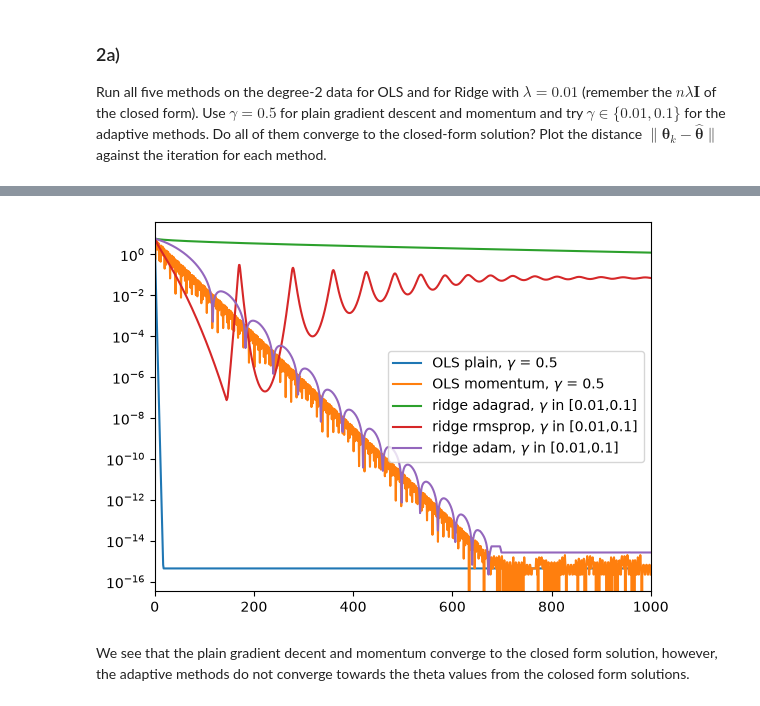
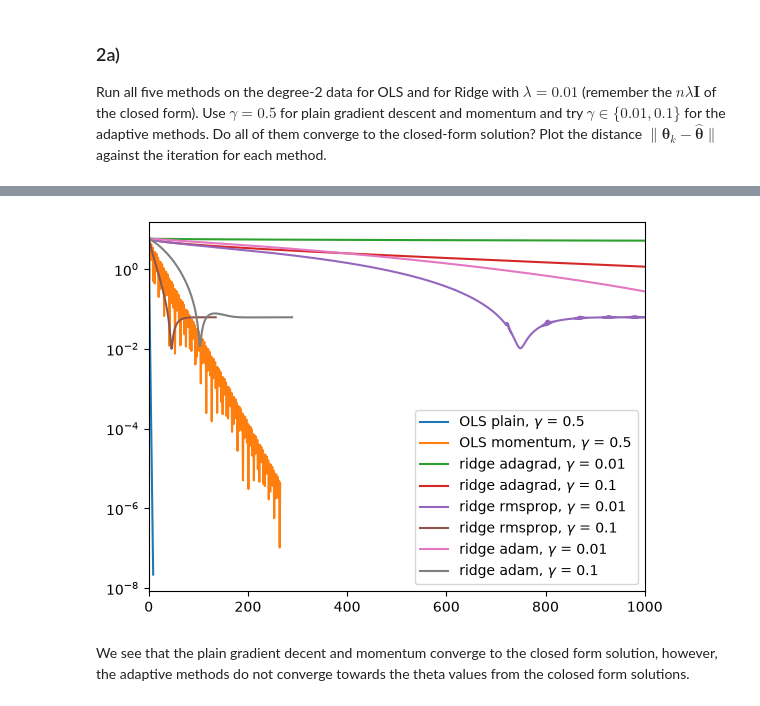
Before and after one commit to synnesjor/FYS-STK4155, a Jupyter notebook: exercisesweek38.ipynb, the cells around one changed output, grey strips where cells are left out. Saved outputs shown, nothing was run; the diff lists cells and outputs as text; code cells hidden in the pictures.

```diff
--- a/exercisesweek38.ipynb
+++ b/exercisesweek38.ipynb
@@ -155,7 +156,7 @@ gradient as an argument so that the analytical gradient and `jax.grad` are
 interchangeable, as in part e) of Project 1.
 # %%
 def optimiser_step(method, theta, g, state, t, gamma, beta=0.9, rho=0.99,
-                   beta1=0.9, beta2=0.999, eps=1e-8):
+                   beta1=0.9, beta2=0.999, eps=1e-6):
     """One update of theta from the gradient g at step t (t = 1, 2, ...), Eqs. (4.10), (4.28),
     (4.42)-(4.45), (4.47)-(4.48) and (4.51)-(4.55).  state carries the running quantities."""
     if method == "plain":
@@ -182,7 +183,7 @@ def optimiser_step(method, theta, g, state, t, gamma, beta=0.9, rho=0.99,
     raise ValueError(f"unknown method {method}")
 
 
-def optimise(grad, theta0, method, gamma, num_iters=1000, tol=0, **kw):
+def optimise(grad, theta0, method, gamma, num_iters = 10000, tol = 1e-6, **kw):
     """Run one optimiser from theta0 with the full gradient; returns all iterates."""
     theta, state = np.array(theta0, dtype=float), {}
     history = [theta.copy()]
@@ -191,6 +192,8 @@ def optimise(grad, theta0, method, gamma, num_iters=1000, tol=0, **kw):
         theta, state = optimiser_step(method, theta, g, state, t, gamma, **kw)
         history.append(theta.copy())
         if np.linalg.norm(g) < tol:
+            print("Final iteration", t)
+            print("Final theta", theta)
             break
     return history
 # %% [markdown]
@@ -223,9 +226,12 @@ def run_method(func, gamma_grid, method):
     np.seterr(over="ignore", invalid="ignore")   # diverging runs overflow; that is the answer, not an error
     # print("gamma grid:", np.round(gammas, 4))
     # for method in ("plain", "momentum", "adagrad", "rmsprop", "adam"):
-    for g in gammas:
-        path = optimise(grad2, np.zeros(2), method, gamma=g)
-        path.append(g)
+
+
+    path = optimise(grad2, np.zeros(2), method, gammas)
+
+    # path.append(g)
+
     # scan[method] = its
     # ok = [(gammas[i], its[i]) for i in range(len(its)) if its[i] is not None]
     # best = min(ok, key=lambda t: t[1]) if ok else None
@@ -236,63 +242,73 @@ def run_method(func, gamma_grid, method):
 # %%
 X, y = exercise_data(degree=2)
 
-theta_closed_form = closed_form(X, y, lam = 0.0)
-print("Theta values from closed form", theta_closed_form)
+theta_closed_form_OLS = closed_form(X, y, lam = 0.0)
+theta_closed_form_ridge = closed_form(X, y, lam = 0.01)
+
+print("OLS")
+print("Theta values from closed form OLS", theta_closed_form_OLS)
 
 
-gamma_grid = [0.5]
-theta_ols_plain, path_ols_plain = run_method(ols, gamma_grid, "plain")
-theta_ols_momentum, path_ols_momentum = run_method(ols, gamma_grid, "momentum")
-path_ols_plain.pop()
-path_ols_momentum.pop()
+theta_ols_plain, path_ols_plain_0_5 = run_method(ols, [0.5], "plain")
+theta_ols_momentum, path_ols_momentum_0_5 = run_method(ols, [0.5], "momentum")
 
 print("Theta values for OLS plain", theta_ols_plain)
 print("Theta values for OLS momentum", theta_ols_momentum)
 
-difference_plain = []
-difference_momentum = []
+
+difference_plain_0_5 = []
+difference_momentum_0_5 = []
 
 
-for each in path_ols_plain:
-    diff = each - theta_closed_form
+for each in path_ols_plain_0_5:
+    diff = each - theta_closed_form_OLS
     # difference_plain.append(diff)
-    difference_plain.append(np.abs(diff[0]+diff[1]))
+    difference_plain_0_5.append(np.abs(diff[0]+diff[1]))
 
-for each in path_ols_momentum:
-    diff = each - theta_closed_form
+for each in path_ols_momentum_0_5:
+    diff = each - theta_closed_form_OLS
     # difference_momentum.append(diff)
-    difference_momentum.append(np.abs(diff[0]+diff[1]))
+    difference_momentum_0_5.append(np.abs(diff[0]+diff[1]))
 
 
 plt.figure()
-plt.plot(difference_plain, label = r"OLS plain, $\gamma$ = 0.5")
-plt.plot(difference_momentum, label = r"OLS momentum, $\gamma$ = 0.5")
+plt.plot(difference_plain_0_5, label = r"OLS plain, $\gamma$ = 0.5")
+plt.plot(difference_momentum_0_5, label = r"OLS momentum, $\gamma$ = 0.5")
 plt.yscale("log")
 
 d = {}
 methods = ("adagrad", "rmsprop", "adam")
-gamma_grid = [0.01,0.1]
+
 print("\nRidge:")
+print("Theta values from closed form Ridge", theta_closed_form_ridge)
 
 for each in methods:
-    theta_ridge, path = run_method(ridge, gamma_grid, each)
+    theta_ridge, path_ridge_0_01= run_method(ridge, [0.01], each)
+    theta_ridge, path_ridge_0_1= run_method(ridge, [0.1], each)
 
     print(f"The theta ridge value for {each}", theta_ridge)
-    path.pop()
-    path = np.array(path)
     # print(f"path_ridge_{each}")
-    diff_array = path-theta_closed_form
-    difference=[]
+    diff_array_0_01 = path_ridge_0_01-theta_closed_form_ridge
+    diff_array_0_1 = path_ridge_0_1-theta_closed_form_ridge
 
-    for i in diff_array:
+    difference_0_01 = []
+    difference_0_1 = []
+
+    for i in diff_array_0_01:
         length = np.sqrt((i[0]**2+i[1]**2))
         # diff = np.linalg.norm(i[:,0],i[:,1])
-        difference.append(length)
+        difference_0_01.append(length)
 
-    plt.plot(np.arange(1, len(path)+1), difference, label = rf"ridge {each}, $\gamma$ in [0.01,0.1]")
-    # plt.plot(np.linspace(0,len(path_ols_plain),len(path_ols_plain)), difference, label = r"OLS plain, $\gamma$ = 0.5")
-    plt.yscale("log")
-    plt.xlim(0,1000)
+    for j in diff_array_0_1:
+        length = np.sqrt((j[0]**2+j[1]**2))
+        # diff = np.linalg.norm(i[:,0],i[:,1])
+        difference_0_1.append(length)
+
+    plt.plot(np.arange(1, len(path_ridge_0_01)+1), difference_0_01, label = rf"ridge {each}, $\gamma$ = 0.01")
+    plt.plot(np.arange(1, len(path_ridge_0_1)+1), difference_0_1, label = rf"ridge {each}, $\gamma$ = 0.1")
+
+plt.yscale("log")
+plt.xlim(0,1000)
 plt.legend()
 plt.show()
 # %% [output]
@@ -306,4 +334,4 @@ The theta ridge value for rmsprop [-1.0667  5.7968]
 The theta ridge value for adam [-1.0667  5.7968]
-[figure, old version]
+[figure, new version]
 # %% [markdown]
 We see that the plain gradient decent and momentum converge to the closed form solution, however, the adaptive methods do not converge towards the theta values from the colosed form solutions.
```
Also changed, not shown: parts of 10 cells of this notebook.
